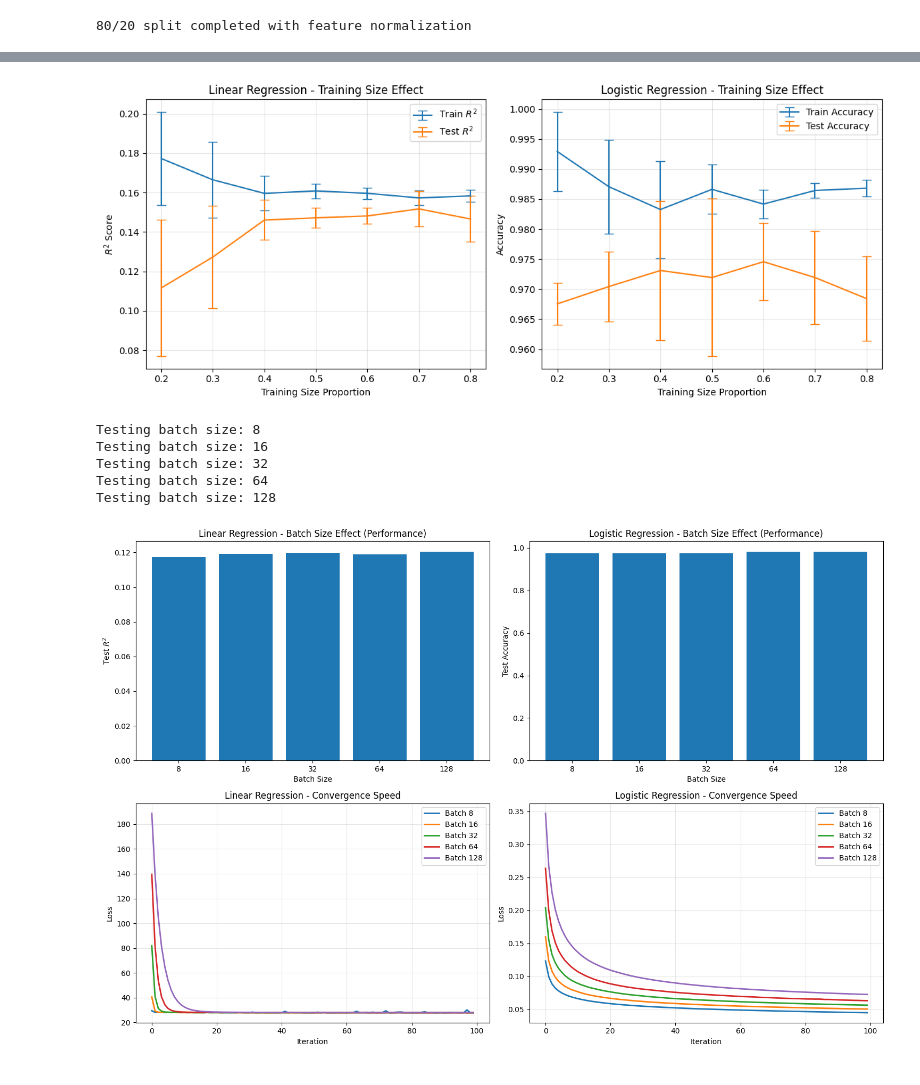
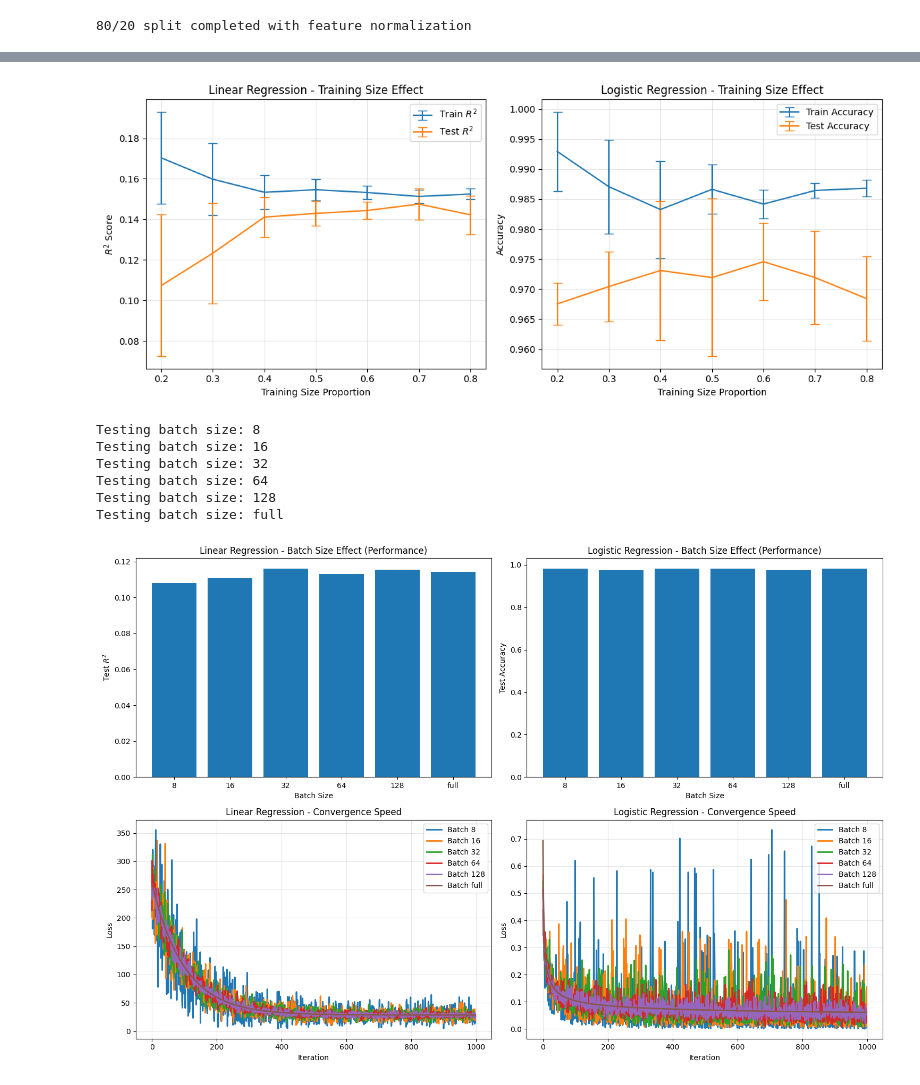
Before and after one commit to Eric3939/comp551_a1, a Jupyter notebook: main_experiments.ipynb, the cells around one changed output, grey strips where cells are left out. Saved outputs shown, nothing was run; the diff lists cells and outputs as text; code cells hidden in the pictures.

Commit message:
added nonlinear basis (including multigaussian), dropped time feature, batch on iter with full

```diff
--- a/main_experiments.ipynb
+++ b/main_experiments.ipynb
@@ -14,7 +14,7 @@ np.random.seed(42)  # Set random seed for reproducibility
 # %%
 # Load and Preprocess Data
 # Parkinson's data: only motor UPDRS
-parkinsons_df = pd.read_csv('data/parkinsons_updrs.data').drop('subject#', axis=1)
+parkinsons_df = pd.read_csv('data/parkinsons_updrs.data').drop(['subject#', 'test_time'], axis=1)
 features_park = [col for col in parkinsons_df.columns if col not in ['motor_UPDRS', 'total_UPDRS']]
 
 # WDBC data
@@ -226,10 +226,10 @@ plt.tight_layout()
 plt.savefig('figures/training_size_effect.png', dpi=300, bbox_inches='tight')
 plt.show()
 # %% [output]
-[figure, old version]
+[figure, new version]
 # %%
 # Mini-batch Size Comparison with Convergence Plots
-batch_sizes = [8, 16, 32, 64, 128]
+batch_sizes = [8, 16, 32, 64, 128, 'full']
 linear_results, logistic_results = [], []
 linear_loss_histories, logistic_loss_histories = [], []
 
@@ -240,7 +240,7 @@ for batch_size in batch_sizes:
     if batch_size == 'full':
         optimizer = GradientDescent(lr=0.01, max_iters=1000, record_loss=True)
     else:
-        optimizer = StochasticGradientDescent(lr=0.01, max_epochs=100, batch_size=batch_size, record_loss=True)
+        optimizer = StochasticGradientDescent(lr=0.01, max_iters=1000, batch_size=batch_size, record_loss=True)
 
     model = LinearRegression()
     model.fit_gradient_descent(X_park_train_scaled, y_park_train, optimizer)
@@ -253,7 +253,7 @@ for batch_size in batch_sizes:
     if batch_size == 'full':
         optimizer = GradientDescent(lr=0.1, max_iters=1000, record_loss=True)
     else:
-        optimizer = StochasticGradientDescent(lr=0.1, max_epochs=100, batch_size=batch_size, record_loss=True)
+        optimizer = StochasticGradientDescent(lr=0.1, max_iters=1000, batch_size=batch_size, record_loss=True)
 
     model = LogisticRegression()
     model.fit(X_wdbc_train_scaled, y_wdbc_train, optimizer)
@@ -286,34 +286,35 @@ plt.subplot(2, 2, 3)
 for i, batch_size in enumerate(batch_sizes):
     if linear_loss_histories[i]:
         plt.plot(range(len(linear_loss_histories[i])), linear_loss_histories[i],
                 label=f'Batch {batch_size}', linewidth=2)
 plt.xlabel('Iteration')
 plt.ylabel('Loss')
 plt.title('Linear Regression - Convergence Speed')
 plt.legend()
 plt.grid(True, alpha=0.3)
 
 plt.subplot(2, 2, 4)
 for i, batch_size in enumerate(batch_sizes):
     if logistic_loss_histories[i]:
         plt.plot(range(len(logistic_loss_histories[i])), logistic_loss_histories[i],
                 label=f'Batch {batch_size}', linewidth=2)
 plt.xlabel('Iteration')
 plt.ylabel('Loss')
 plt.title('Logistic Regression - Convergence Speed')
 plt.legend()
 plt.grid(True, alpha=0.3)
 
 plt.tight_layout()
 plt.savefig('figures/batch_size_effect_with_convergence.png', dpi=300, bbox_inches='tight')
 plt.show()
 # %% [output]
 Testing batch size: 8
 Testing batch size: 16
 Testing batch size: 32
 Testing batch size: 64
 Testing batch size: 128
+Testing batch size: full
-[figure, old version]
+[figure, new version]
 # %%
 # Learning Rate Comparison with Convergence Plots
 learning_rates = [0.001, 0.01, 0.1]
```
Also changed, not shown: parts of 6 cells of this notebook, 5 other files.
